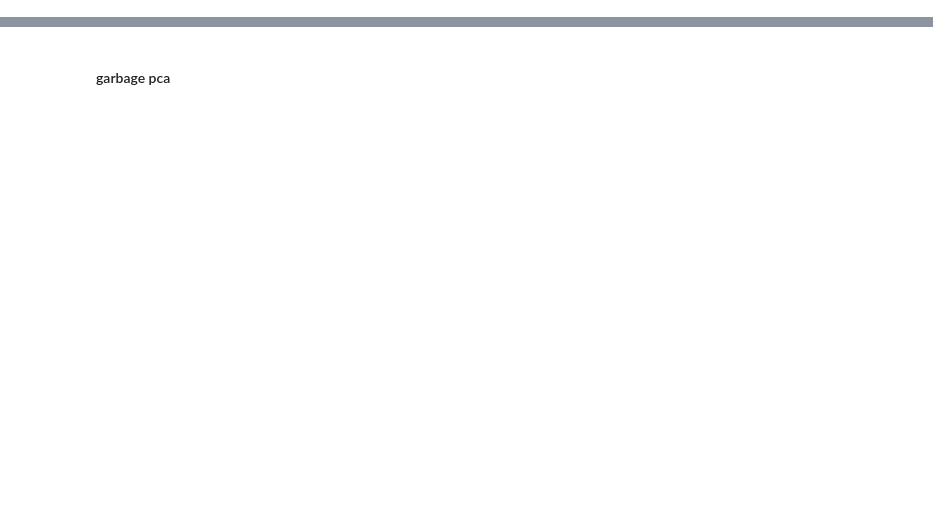
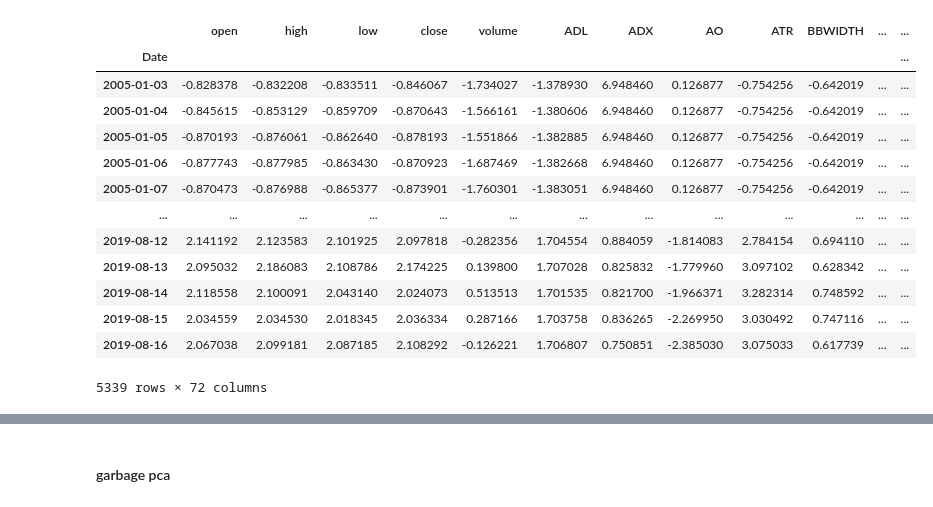
Before and after one commit to krajewskiML/FinDL, a Jupyter notebook: eda.ipynb, the cells around one changed output, grey strips where cells are left out. Cells and saved outputs as stored; diff of their text form; code cells hidden in the pictures; blank space fills up the shorter version.

```diff
--- a/eda.ipynb
+++ b/eda.ipynb
@@ -101,0 +130,17 @@ def sliding_window(df, window_size=10):
+# %%
+train
+# %% [output]
+|  | open | high | low | close | volume | ADL | ADX | AO | ATR | BBWIDTH | ... | ... |
+| Date |  |  |  |  |  |  |  |  |  |  |  | ... |
+| 2005-01-03 | -0.828378 | -0.832208 | -0.833511 | -0.846067 | -1.734027 | -1.378930 | 6.948460 | 0.126877 | -0.754256 | -0.642019 | ... | ... |
+| 2005-01-04 | -0.845615 | -0.853129 | -0.859709 | -0.870643 | -1.566161 | -1.380606 | 6.948460 | 0.126877 | -0.754256 | -0.642019 | ... | ... |
+| 2005-01-05 | -0.870193 | -0.876061 | -0.862640 | -0.878193 | -1.551866 | -1.382885 | 6.948460 | 0.126877 | -0.754256 | -0.642019 | ... | ... |
+| 2005-01-06 | -0.877743 | -0.877985 | -0.863430 | -0.870923 | -1.687469 | -1.382668 | 6.948460 | 0.126877 | -0.754256 | -0.642019 | ... | ... |
+| 2005-01-07 | -0.870473 | -0.876988 | -0.865377 | -0.873901 | -1.760301 | -1.383051 | 6.948460 | 0.126877 | -0.754256 | -0.642019 | ... | ... |
+| ... | ... | ... | ... | ... | ... | ... | ... | ... | ... | ... | ... | ... |
+| 2019-08-12 | 2.141192 | 2.123583 | 2.101925 | 2.097818 | -0.282356 | 1.704554 | 0.884059 | -1.814083 | 2.784154 | 0.694110 | ... | ... |
+| 2019-08-13 | 2.095032 | 2.186083 | 2.108786 | 2.174225 | 0.139800 | 1.707028 | 0.825832 | -1.779960 | 3.097102 | 0.628342 | ... | ... |
+| 2019-08-14 | 2.118558 | 2.100091 | 2.043140 | 2.024073 | 0.513513 | 1.701535 | 0.821700 | -1.966371 | 3.282314 | 0.748592 | ... | ... |
+| 2019-08-15 | 2.034559 | 2.034530 | 2.018345 | 2.036334 | 0.287166 | 1.703758 | 0.836265 | -2.269950 | 3.030492 | 0.747116 | ... | ... |
+| 2019-08-16 | 2.067038 | 2.099181 | 2.087185 | 2.108292 | -0.126221 | 1.706807 | 0.750851 | -2.385030 | 3.075033 | 0.617739 | ... | ... |
+5339 rows × 72 columns
```
Also changed, not shown: parts of 24 cells of this notebook.
